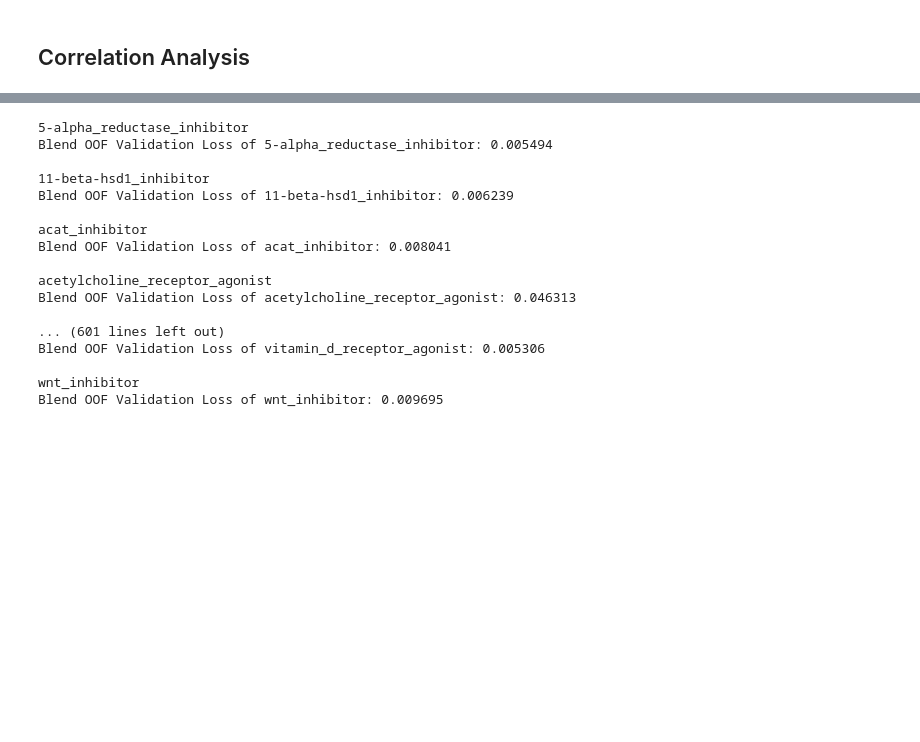
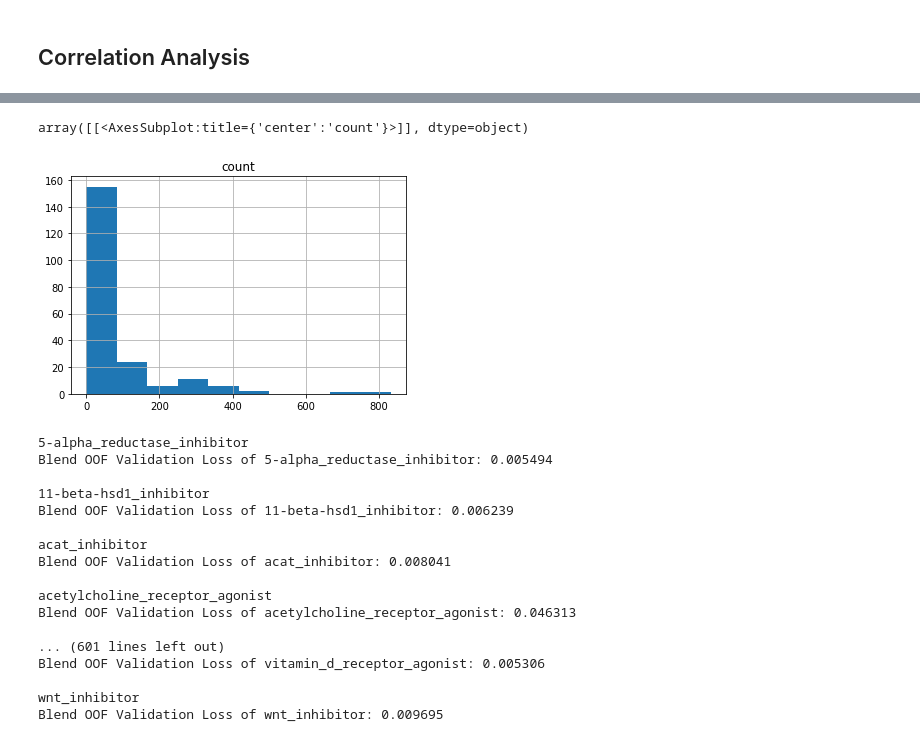
Before and after one commit to guitarmind/kaggle_moa_winner_hungry_for_gold, a Jupyter notebook: blends/blend_eda_v6.ipynb, the cells around one changed output, grey strips where cells are left out. Cells and saved outputs as stored; diff of their text form; code cells hidden in the pictures; blank space fills up the shorter version.

```diff
--- a/blends/blend_eda_v6.ipynb
+++ b/blends/blend_eda_v6.ipynb
@@ -423,3 +423,9 @@ all_oof.shape, blend_oof.shape
 ((6, 21948, 206), (21948, 206))
 # %% [markdown]
 ## Correlation Analysis
+# %%
+class_counts = train_labels[train_classes].sum().to_frame(
+    name="count").reset_index().rename(columns={"index": "class"})
+class_counts = class_counts.sort_values(by="count",
+                                        ascending=False).reset_index(drop=True)
+class_counts
@@ -426,3 +450,8 @@ all_oof.shape, blend_oof.shape
+# %%
+class_counts.hist()
+# %% [output]
+array([[<AxesSubplot:title={'center':'count'}>]], dtype=object)
+[figure, added]
 # %%
 # OOF scores per target
 target_oof_losses = []
```
Also changed, not shown: parts of 1 cell of this notebook.
